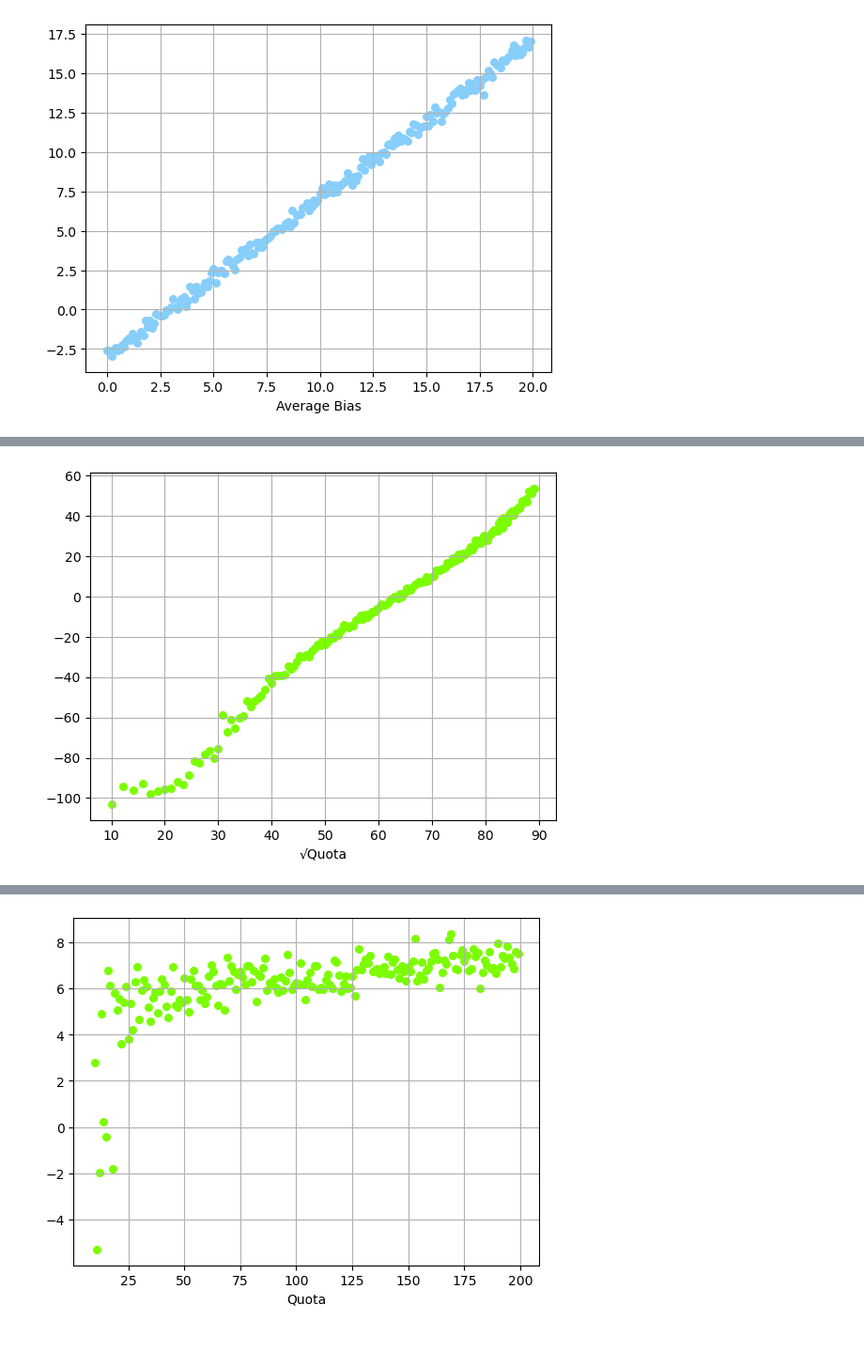
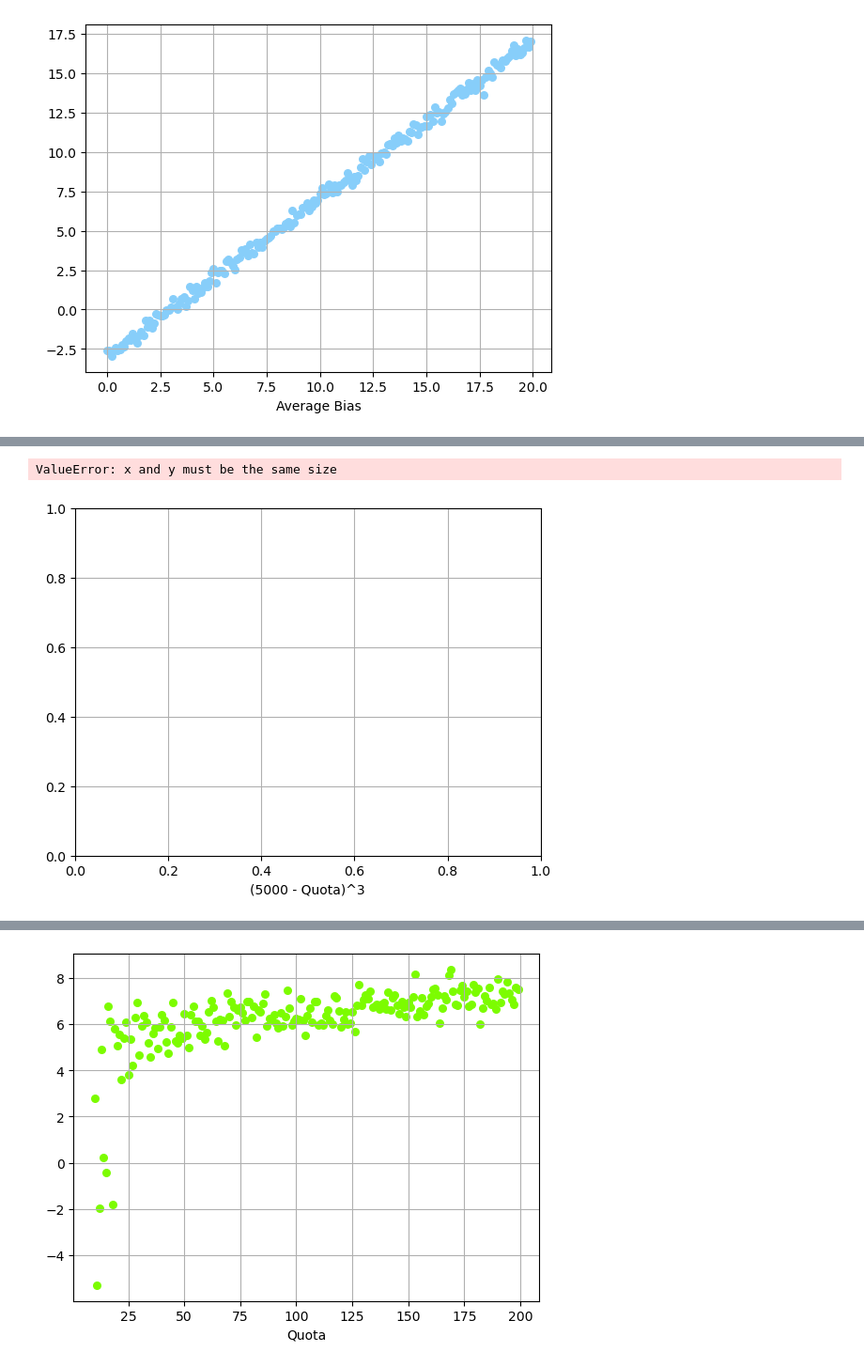
Before and after one commit to sam8457/aa-sim, a Jupyter notebook: aa-sim-optimal-points-testing.ipynb, the cells around one changed output, grey strips where cells are left out. Shown at 94% size. Saved outputs shown, nothing was run; the diff lists cells and outputs as text; code cells hidden in the pictures; blank space fills up the shorter version.

```diff
--- a/aa-sim-optimal-points-testing.ipynb
+++ b/aa-sim-optimal-points-testing.ipynb
@@ -227,15 +228,15 @@ vars = {
     'rng':[np.random.default_rng(8222024112)],
     'num_applicants':[10_000],
     'b_rate':[0.5],
-    'quota':np.arange(100,8000,50),
+    'quota':np.arange(100,10_000,50),
     'bias_avg':[12],
-    'bias_sd':[36], # change back to 6 later
+    'bias_sd':[6],
 
-    'lower_bound':[-100], # change back to 30 later
-    'upper_bound':[60],
+    'lower_bound':[-30],
+    'upper_bound':[30],
     'increment':[10],
-    'digits':[3],
-    'num_rounds':[10] # try again with 100
+    'digits':[2],
+    'num_rounds':[10]
 }
 
 results = vary_sim_across(vars)
@@ -255,12 +256,14 @@ plt.show()
 # %%
-sqrt_quota = [n**0.5 for n in quota]
+#sqrt_quota = [n**0.5 for n in quota]
+adj_quota = [(n-5000)**3 for n in quota]
 
 plt.grid()
-plt.xlabel('√Quota')
-plt.scatter(sqrt_quota, optimal_values, s=area, c=colors, alpha=1)
+plt.xlabel('(5000 - Quota)^3')
+plt.scatter(adj_quota, optimal_values, s=area, c=colors, alpha=1)
 plt.show()
 # %% [output]
+ValueError: x and y must be the same size
-[figure, old version]
+[figure, new version]
 # %%
 acceptance_rate = quota / 10_000
 
```
Also changed, not shown: parts of 8 cells of this notebook.
